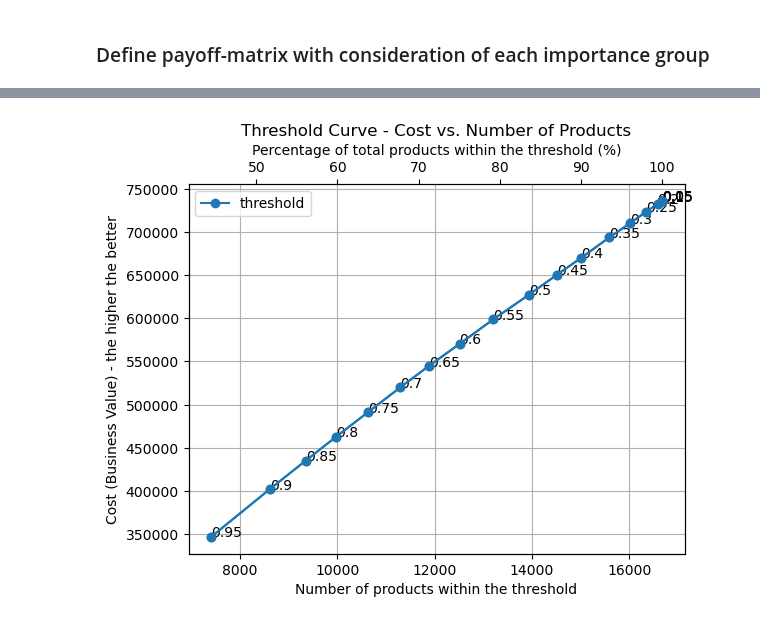
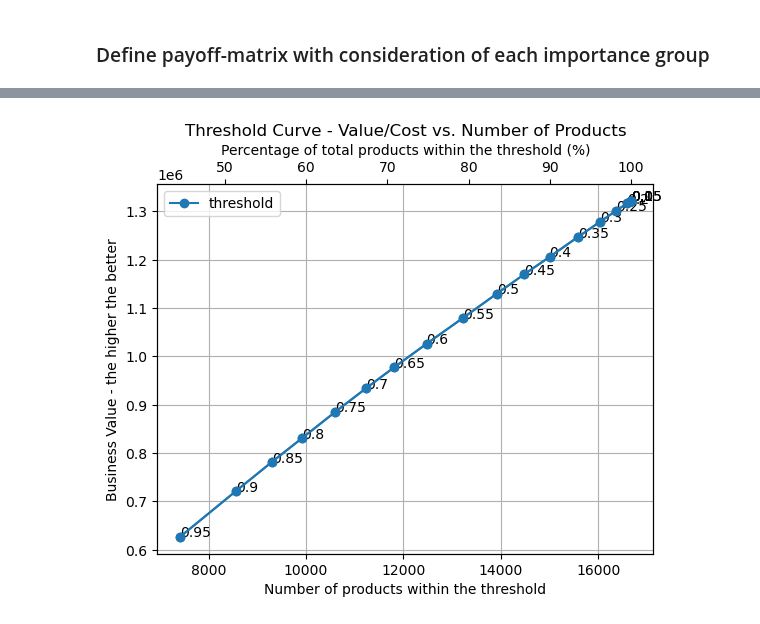
Before and after one commit to tiefenthaler/pytorch-lightning-tabular-classification, a Jupyter notebook: notebooks/30_business_decision_optimization_best_model.ipynb, the cells around one changed output, grey strips where cells are left out. Cells and saved outputs as stored; diff of their text form; code cells hidden in the pictures.

```diff
--- a/notebooks/30_business_decision_optimization_best_model.ipynb
+++ b/notebooks/30_business_decision_optimization_best_model.ipynb
@@ -552,22 +574,3 @@ To simplify the payoff-matrix for multi-class classification we assume the follo
   - first_level_categories cost-factor: 1
   - second_level_categories cost-factor: 2
   - third_level_categories cost-factor: 3
-# %%
-# define class weights
-dict_first_lvl_weights = {key: 1 for key in first_level_categories}
-dict_second_lvl_weights = {key: 2 for key in second_level_categories}
-dict_third_lvl_weights = {key: 3 for key in third_level_categories}
-class_weights_dict = dict_first_lvl_weights | dict_second_lvl_weights | dict_third_lvl_weights
-
-# prep inputs to calc business costs
-cm_sub = confusion_matrix(y_test, preds_y_test_inverse, labels=np.sort(df_sub.packaging_category.unique()))
-cost_matrix = np.array([[1, -3], [-5, 1]])    # [[TP, FN], [FP, TN]]
-class_weights = dict(sorted(class_weights_dict.items()))
-
-# cost_macro = utils.calculate_weighted_cost(cm_sub, cost_matrix, method='macro')
-cost_weighted = utils.calculate_weighted_cost(cm_sub, cost_matrix, method='weighted', class_weights=class_weights) # class_weights must be in the same order as the labels used in the confusion matrix.
-# cost_micro = utils.calculate_weighted_cost(cm_sub, cost_matrix, method='micro')
-
-# print("Macro-averaged cost: ", cost_macro)
-print("Weighted-averaged cost: ", cost_weighted)
-# print("Micro-averaged cost: ", cost_micro)
@@ -576,56 +577,81 @@ Weighted-averaged cost:  735917
 # %%
-def threshold_analysis_cost(thresholds: list, df_y_test: pd.DataFrame, unique_classes: list = None):
+# TODO: add relative costs -> cost per product and not absolute costs for all products (or both) -> might not make sense since we plot multiple curves!
+# TODO: plot another graph of costs that represents the costs for manually labeling of packaging categories
+# TODO: besides those aspect, plot multiple graphs for different thresholds (from above)
+
+
+def threshold_analysis_cost(
+    thresholds: list, df_y_test: pd.DataFrame, unique_classes: list = None
+) -> None:
+    """
+    costs: positive costs mean positive business value, negative costs mean negative business value
+    values of unique_classes and class_weights must match!
+    """
 
     costs = []
     supports = []
 
     for threshold in thresholds:
-        df_y_test_threshold = df_y_test.loc[
-            df_y_test.proba_preds_y_test >= threshold
-        ]
+        df_y_test_threshold = df_y_test.loc[df_y_test.proba_preds_y_test >= threshold]
 
         # define class weights
-        dict_first_lvl_weights = {key: 1 for key in first_level_categories}
+        # TODO: add class_weights_dict to function arguments
+        dict_first_lvl_weights = {key: 4 for key in first_level_categories}
         dict_second_lvl_weights = {key: 2 for key in second_level_categories}
-        dict_third_lvl_weights = {key: 3 for key in third_level_categories}
-        class_weights_dict = dict_first_lvl_weights | dict_second_lvl_weights | dict_third_lvl_weights
+        dict_third_lvl_weights = {key: 1 for key in third_level_categories}
+        class_weights_dict = (
+            dict_first_lvl_weights | dict_second_lvl_weights | dict_third_lvl_weights
+        )
 
         # prep inputs to calc business costs
-        cm_sub = confusion_matrix(df_y_test_threshold['y_test'], df_y_test_threshold['preds_y_test'], labels=np.sort(unique_classes))
-        cost_matrix = np.array([[1, -3], [-5, 1]])    # [[TP, FN], [FP, TN]]
+        # TODO: add confusion matrix to function arguments
+        cm_sub = confusion_matrix(
+            df_y_test_threshold["y_test"],
+            df_y_test_threshold["preds_y_test"],
+            labels=np.sort(unique_classes),
+        )
+        # TODO: add cost matrix to function arguments
+        cost_matrix = np.array([[1, -3], [-5, 1]])  # [[TP, FN], [FP, TN]]
         class_weights = dict(sorted(class_weights_dict.items()))
 
-        cost = utils.calculate_weighted_cost(cm_sub, cost_matrix, method='weighted', class_weights=class_weights) # class_weights must be in the same order as the labels used in the confusion matrix.
+        cost = utils.calculate_weighted_cost(
+            cm_sub, cost_matrix, method="weighted", class_weights=class_weights
+        )  # class_weights must be in the same order as the labels used in the confusion matrix.
         costs.append(cost)
 
         support = df_y_test_threshold.shape[0]
         supports.append(support)
 
-
-
     fig, ax1 = plt.subplots()
     ax2 = ax1.twiny()  # Create a twin x-axis that shares the y-axis with ax1
 
-    ax1.plot(supports, costs, 'o-', label='threshold')
+    ax1.plot(supports, costs, "o-", label="threshold")
     for i, txt in enumerate(thresholds):
         ax1.annotate(txt, (supports[i], costs[i]))
 
     # New x-axis for percentage of products
-    ax2.plot([x / len(df_y_test)*100 for x in supports], costs, 'o-')  # Note the transformation of supports to %
+    ax2.plot(
+        [x / len(df_y_test) * 100 for x in supports], costs, "o-"
+    )  # Note the transformation of supports to %
 
     ax1.legend()
     ax1.grid()
-    ax1.set_title('Threshold Curve - Value/Cost vs. Number of Products')
-    ax1.set_xlabel('Number of products within the threshold')
-    ax2.set_xlabel('Percentage of total products within the threshold (%)')
-    ax1.set_ylabel('Business Value - the higher the better')
+    ax1.set_title("Threshold Curve - Value/Cost vs. Number of Products")
+    ax1.set_xlabel("Number of products within the threshold")
+    ax2.set_xlabel("Percentage of total products within the threshold (%)")
+    ax1.set_ylabel("Business Value - the higher the better")
 
     plt.show()
 
     return
 
+
 # thresholds = [0, 0.80, 0.85, 0.90, 0.95]
 thresholds = np.round(np.arange(0, 1.00, 0.05), 2)
 
-threshold_analysis_cost(thresholds=thresholds, df_y_test=df_y_test, unique_classes=df_sub['packaging_category'].unique())
+threshold_analysis_cost(
+    thresholds=thresholds,
+    df_y_test=df_y_test,
+    unique_classes=df_sub["packaging_category"].unique(),
+)
 # %% [output]
@@ -632 +678 @@ threshold_analysis_cost(thresholds=thresholds, df_y_test=df_y_test, unique_class
-[figure, old version]
+[figure, new version]
```
Also changed, not shown: parts of 27 cells of this notebook.
